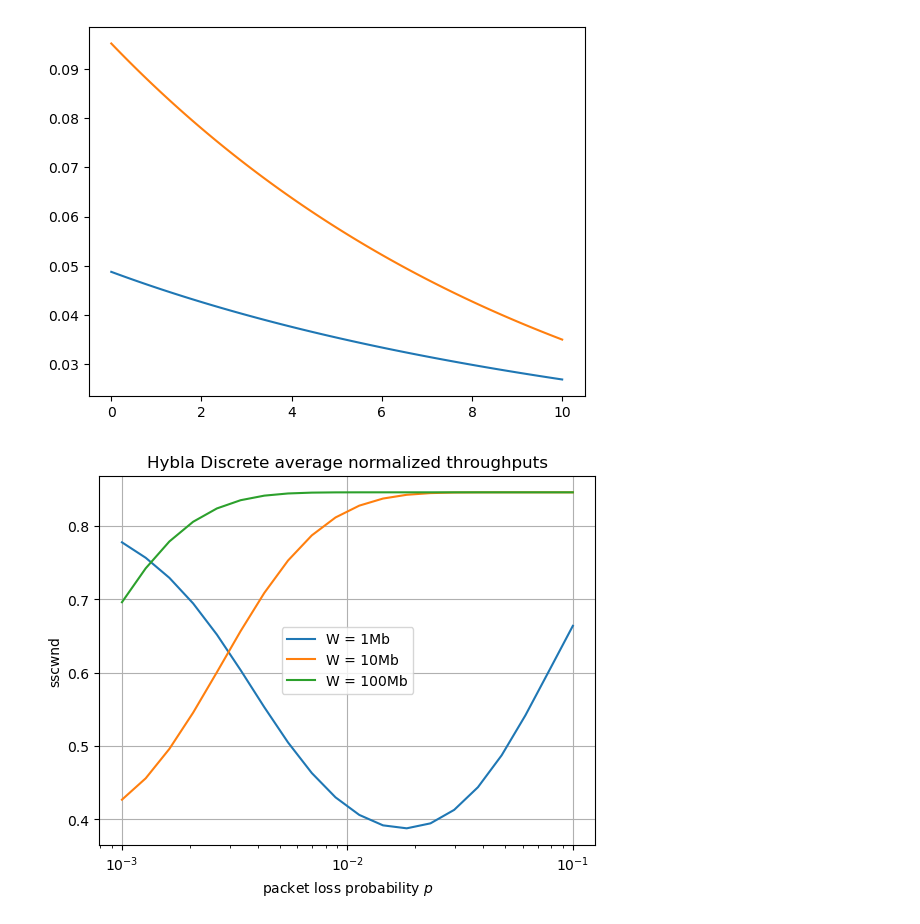
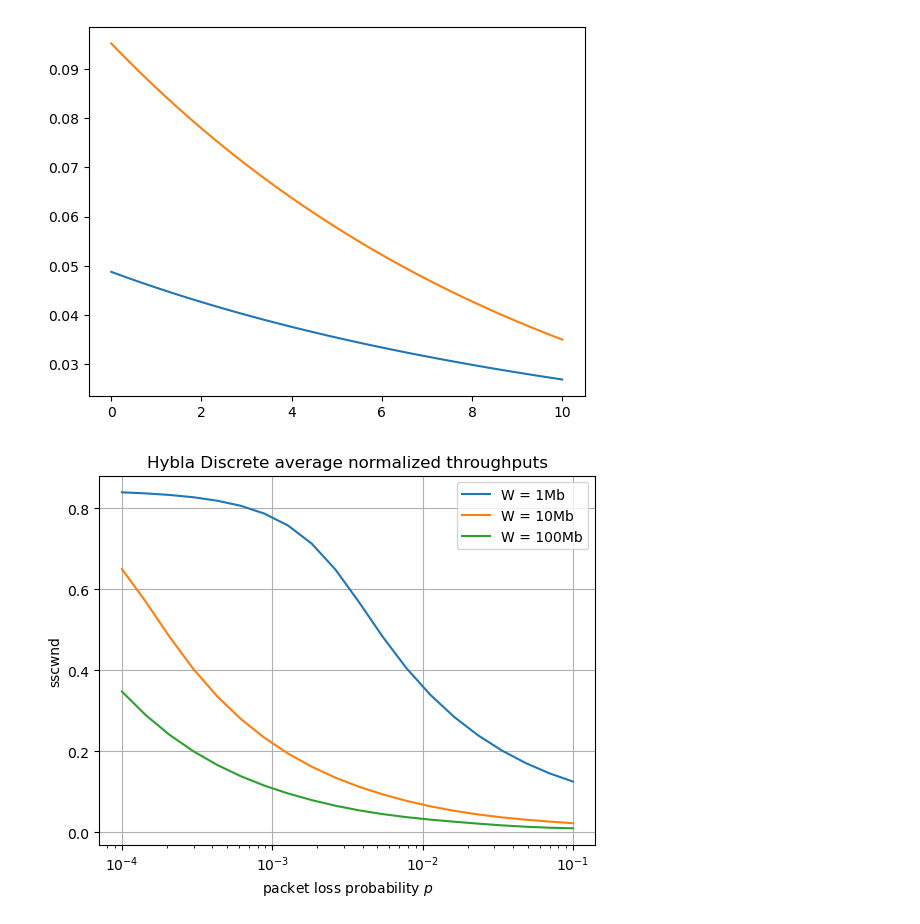
Before and after one commit to megretj/qpepcca, a Jupyter notebook: random_test.ipynb, the cells around one changed output. Drawn from its saved outputs; the diff is of its cells as text; code cells hidden in the pictures.

Commit message:
discrete models mostly work

```diff
--- a/random_test.ipynb
+++ b/random_test.ipynb
@@ -32,7 +41,7 @@ print(hyb.Dmax[50,50])
 1.0
 157.0
 # %%
-p = 0.0006
+p = 0.1
 b = 0.5
 wired = CCA_MarkovChain_Hybla_discrete(packet_err=p,beta=b,N=100,C =1000, RTT_est=0.2, RTT_real = 0.21, RTT0=0.1)
 wired.avg_throughput()
@@ -73,12 +68,12 @@ But more than that, when we recover P from Ptilde we might miss the good one.
 # %%
 wired = CCA_MarkovChain_Hybla_discrete(packet_err=0.1,beta=0.7,N=100,C = 1000,RTT_est=0.2, RTT_real = 0.21, RTT0=0.1)
 ps = [0.5,0.1,0.01,0.006,0.001,0.0001]
-fig, axs = plt.subplots(1, 2, figsize=(11,4))
+fig, axs = plt.subplots(1, 2, figsize=(13,5))
 for i in ps:
     wired.packet_err = i
     wired.compute_stationnary_distribution()
-    axs[0].plot(np.arange(wired.N),wired.P[50,:],label=f"{i}")
-    axs[1].plot(np.arange(wired.N),wired.pi,label=f"{i}")
+    axs[0].plot(np.arange(wired.N),wired.P[50,:],label=f"p={i}")
+    axs[1].plot(np.arange(wired.N),wired.pi,label=f"p={i}")
     print(wired.P[50,25], wired.Ptilde[50,51])
 
 axs[1].set_title(r"Stationnary distribution")
@@ -102,9 +96,0 @@ plt.show()
-# %%
-hyb = CCA_MarkovChain_Hybla_discrete(packet_err=0.0006,beta=0.7,N=100,C =1000, RTT_est=0.2, RTT_real = 0.21, RTT0=0.1)
-x = np.arange(20)
-ps = np.linspace(0.00001,0.9,20)
-for i,p in enumerate(ps):
-    hyb.packet_err = p
-    wired.compute_stationnary_distribution()
-    x[i] = wired.P[50,26]
-plt.plot(ps,x)
@@ -113,0 +97,25 @@ plt.plot(ps,x)
+# %%
+hyb = CCA_MarkovChain_Hybla_discrete(packet_err=0.0006,beta=0.7,N=100,C =1000, RTT_est=0.2, RTT_real = 0.21, RTT0=0.1)
+probij = np.zeros((40,3))
+ps = np.logspace(-4,-1,40)
+probe_states = [25,50,75]
+d_mins = np.zeros((40,3))
+d_maxs = np.zeros((40,3))
+for i,p in enumerate(ps):
+    hyb.packet_err = p
+    hyb.compute_stationnary_distribution()
+    for j,start in enumerate(probe_states):
+        probij[i,j] = hyb.Ptilde[start,start]
+        d_mins[i,j] = hyb.Dmin[start,start]
+        d_maxs[i,j] = hyb.Dmax[start,start]
+#also do a plot for the nmin and nmax starting from these 3 states,
+fig, axs = plt.subplots(1, 2, figsize=(11,4))
+for a,b in enumerate(probe_states):
+    axs[1].plot(ps,d_mins[:,a],label = f"$D_min({b},{b})$")
+    axs[1].plot(ps,d_maxs[:,a],label = f"$D_max({b},{b})$")
+    axs[0].plot(ps,probij[:,a], label = f"{b}")
+axs[0].set_title("Probability to grow from state i to i+1")
+axs[0].set_xlabel("p (packet loss probability)")
+axs[0].set_ylabel("$P_{i,i+1}$")
+axs[0].legend()
+axs[1].legend()
@@ -143,22 +154,22 @@ print(np.sum(np.exp(-l*t)-np.exp(-l*(t+1))))
 6.020404329078785
 [figure]
 # %%
-err_rates = np.logspace(-3,-1,20)
+err_rates = np.logspace(-4,-1,20)
 throughputs = np.zeros([3,len(err_rates)])
 for k,C in enumerate([100,500,1000]):
     for i, l in enumerate(err_rates):
         wireless = CCA_MarkovChain_Hybla_discrete(packet_err=l,beta=0.7,N=100,C = C,RTT_real=0.5, RTT0=0.025)
         throughputs[k,i] = wireless.avg_throughput()
 
 plt.plot(err_rates,throughputs[0,:], label = "W = 1Mb")
 plt.plot(err_rates,throughputs[1,:], label = "W = 10Mb")
 plt.plot(err_rates,throughputs[2,:], label = "W = 100Mb")
 plt.semilogx()
 plt.legend()
 plt.grid()
 plt.title(r"Hybla Discrete average normalized throughputs")
 plt.xlabel(r"packet loss probability $p$")
 plt.ylabel(r'sscwnd')
 plt.show()
 # %% [output]
-[figure, old version]
+[figure, new version]
```
Also changed, not shown: parts of 15 cells of this notebook, 2 other files.
